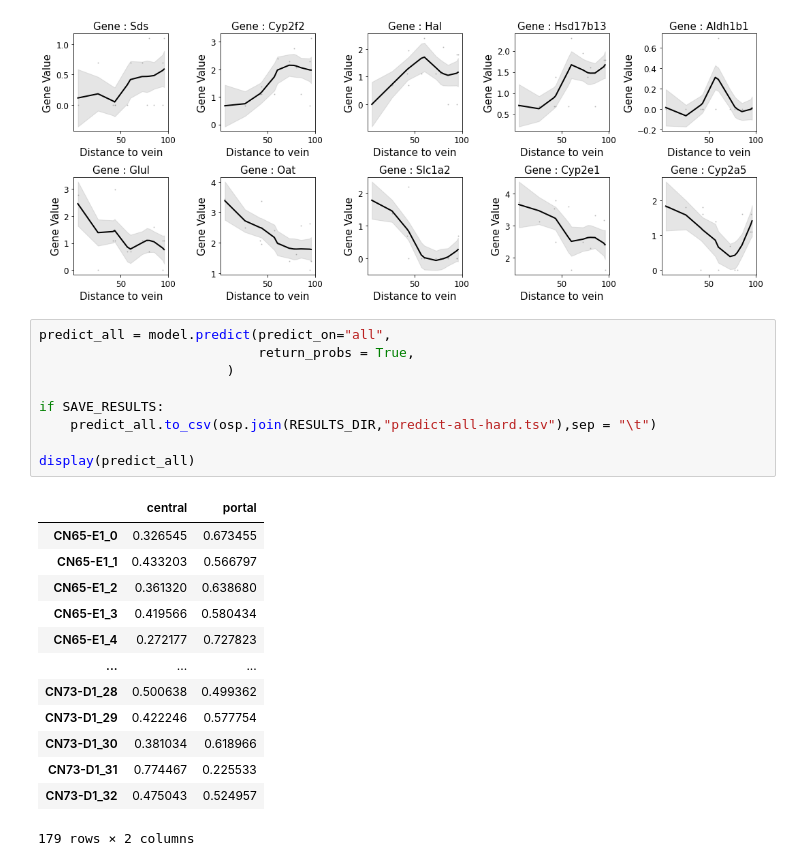
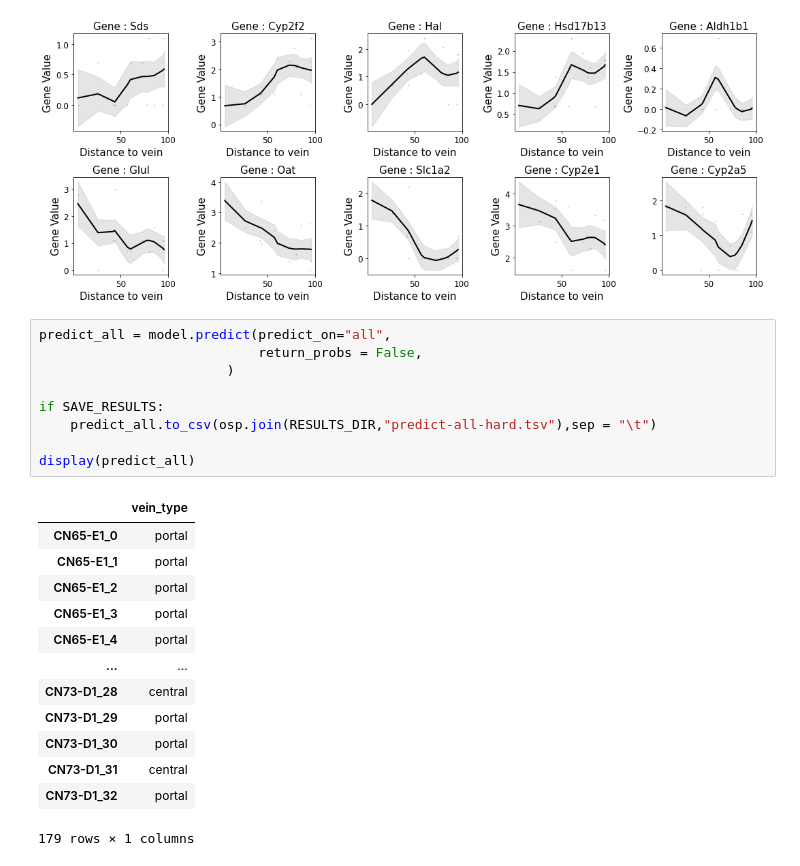
Before and after one commit to almaan/ST-mLiver, a Jupyter notebook: scripts/vein-analysis.ipynb, the cells around one changed output. Drawn from its saved outputs; the diff is of its cells as text.

```diff
--- a/scripts/vein-analysis.ipynb
+++ b/scripts/vein-analysis.ipynb
@@ -518,27 +515,27 @@ Vein : CN73-D1_25 | P(central) : 0.8411853567552702 | P(portal) : 0.158814643244
 [figure]
 # %%
 predict_all = model.predict(predict_on="all",
-                            return_probs = True,
+                            return_probs = False,
                         )
 
 if SAVE_RESULTS:
     predict_all.to_csv(osp.join(RESULTS_DIR,"predict-all-hard.tsv"),sep = "\t")
 
 display(predict_all)
 # %% [output]
-|  | central | portal |
-| CN65-E1_0 | 0.326545 | 0.673455 |
-| CN65-E1_1 | 0.433203 | 0.566797 |
-| CN65-E1_2 | 0.361320 | 0.638680 |
-| CN65-E1_3 | 0.419566 | 0.580434 |
-| CN65-E1_4 | 0.272177 | 0.727823 |
-| ... | ... | ... |
-| CN73-D1_28 | 0.500638 | 0.499362 |
-| CN73-D1_29 | 0.422246 | 0.577754 |
-| CN73-D1_30 | 0.381034 | 0.618966 |
-| CN73-D1_31 | 0.774467 | 0.225533 |
-| CN73-D1_32 | 0.475043 | 0.524957 |
+|  | vein_type |
+| CN65-E1_0 | portal |
+| CN65-E1_1 | portal |
+| CN65-E1_2 | portal |
+| CN65-E1_3 | portal |
+| CN65-E1_4 | portal |
+| ... | ... |
+| CN73-D1_28 | central |
+| CN73-D1_29 | portal |
+| CN73-D1_30 | portal |
+| CN73-D1_31 | central |
+| CN73-D1_32 | portal |
-179 rows × 2 columns
+179 rows × 1 columns
 # %%
 # instantiate plot
 fig,ax = plt.subplots(len(data_set),2,
```
Also changed, not shown: parts of 2 cells of this notebook.
